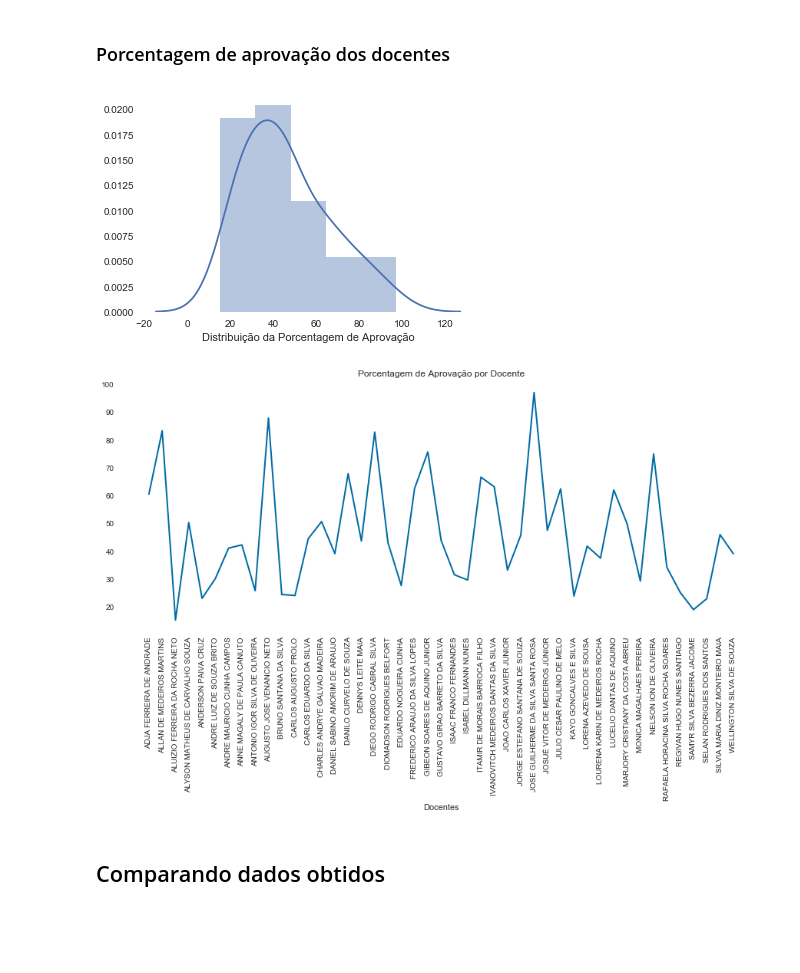
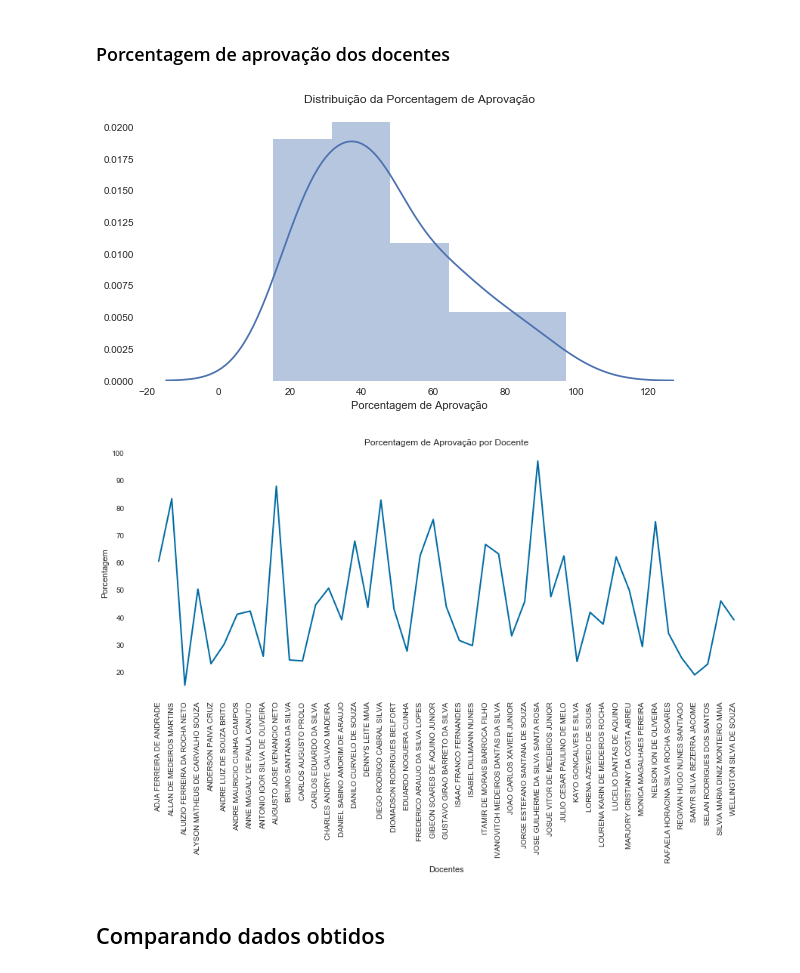
Before and after one commit to Ahrkano/Projeto_Probabilidade, a Jupyter notebook: Projeto 2.ipynb, the cells around one changed output. Drawn from its saved outputs; the diff is of its cells as text; code cells hidden in the pictures; blank space fills up the shorter version.

```diff
--- a/Projeto 2.ipynb
+++ b/Projeto 2.ipynb
@@ -357,15 +357,22 @@ dados_finais
 # %% [markdown]
 ### Notas de avaliação dos docentes
 # %%
-#to switch to seaborn defaults, simply call the set() function.
-sns.set()
+# criando uma figura
+fig, ax = plt.subplots(figsize=(10,5))
+
+# carregar a configuração padrão de cores do Seaborn
+sns.set(font_scale=1.5)
+
 sns.set_style('white')
 sns.set_context("notebook")
 
 #plotando distribuição da porcentagem de aprovação
 sns.distplot(dados_finais["autoavaliacao_aluno_media"])
+
 #renomeando xlabel
-plt.xlabel("Distribuição das Notas Avaliativas")
+ax.set(xlabel='Notas de Avaliação')
+
+plt.title('Distribuição das Notas de Avaliação dos Docentes')
 
 #modificando aparência do gráfico
 sns.despine(left=True, bottom=True)
@@ -403,23 +411,30 @@ plt.show(fig)
 # %% [markdown]
 ### Porcentagem de aprovação dos docentes
 # %%
-sns.set()
+# criando uma figura
+fig, ax = plt.subplots(figsize=(10,5))
+
+# carregar a configuração padrão de cores do Seaborn
+sns.set(font_scale=1.5)
+
+sns.set_style('white')
 sns.set_context("notebook")
-sns.set_style('white')
 
 #plotando distribuição da porcentagem de aprovação
 sns.distplot(dados_finais["porcentagem_aprovacao"])
 
-#renomeando xlabel
-plt.xlabel("Distribuição da Porcentagem de Aprovação")
+#renomeando eixo
+ax.set(xlabel='Porcentagem de Aprovação')
+
+plt.title("Distribuição da Porcentagem de Aprovação")
 
 #modificando aparência do gráfico
 sns.despine(left=True, bottom=True)
 
 #exibindo
 plt.show()
 # %% [output]
-[figure, old version]
+[figure, new version]
 # %%
 #definicao de cor
 cb_dark_blue = (0/255,107/255,164/255)
@@ -440,12 +455,13 @@ ax.spines["bottom"].set_visible(False)
 #editando labels
 plt.title('Porcentagem de Aprovação por Docente')
 ax.set_xlabel("Docentes")
+ax.set_ylabel("Porcentagem")
 plt.xticks(rotation=90)
 
 #exibindo gráfico
 plt.show(fig)
 # %% [output]
-[figure, old version]
+[figure, new version]
 # %% [markdown]
 ## Comparando dados obtidos
 # %%
```
Also changed, not shown: parts of 6 cells of this notebook.
